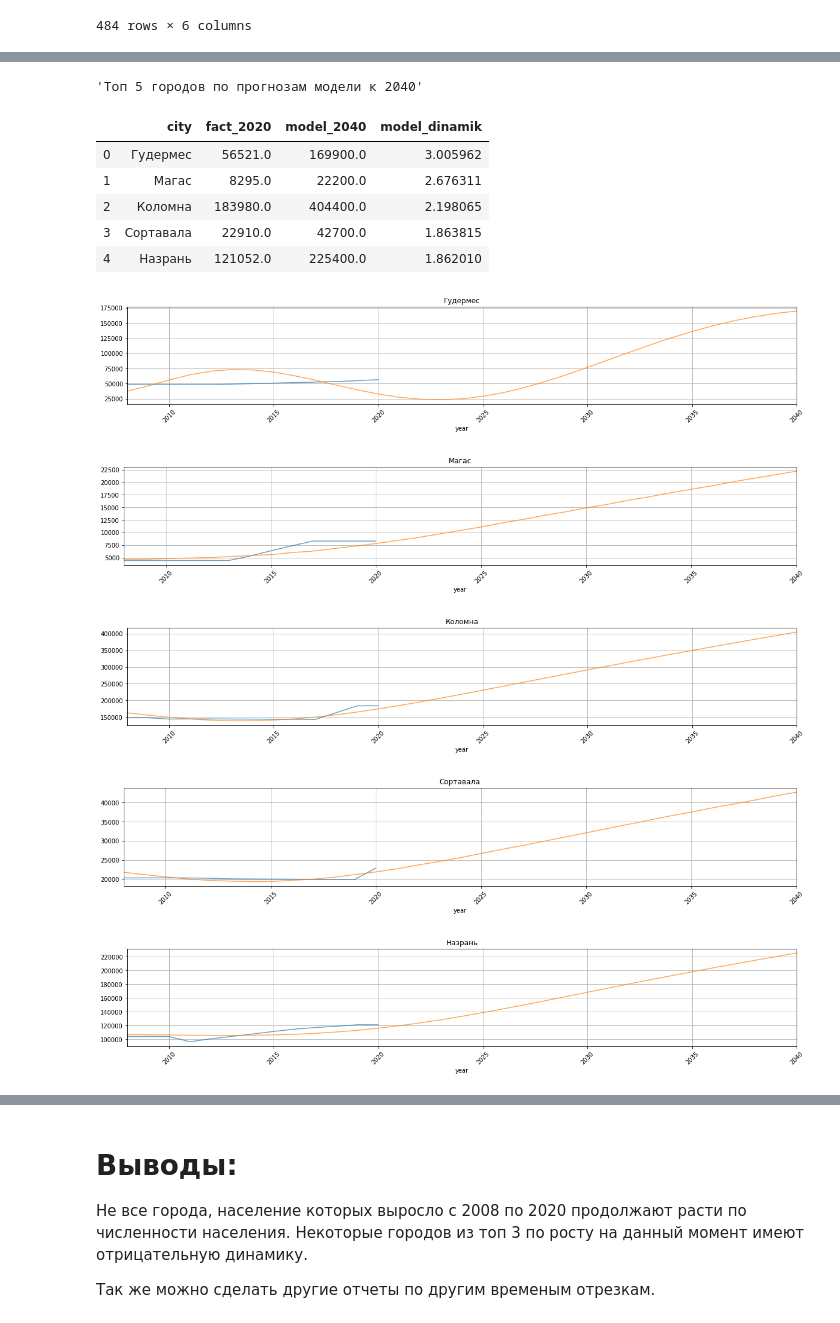
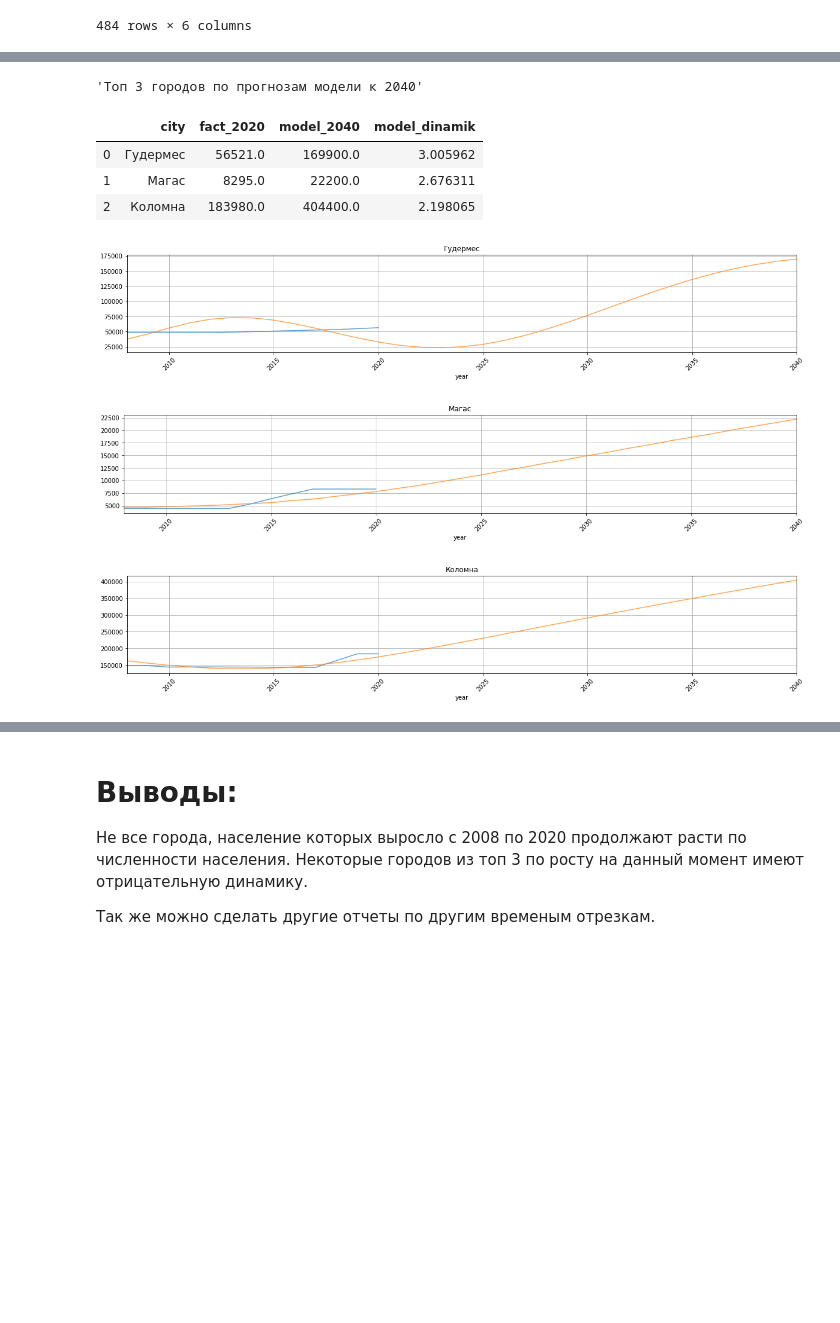
Before and after one commit to VitalikOk/tests_works, a Jupyter notebook: DD/citys.ipynb, the cells around one changed output, grey strips where cells are left out. Saved outputs shown, nothing was run; the diff lists cells and outputs as text; code cells hidden in the pictures; blank space fills up the shorter version.

```diff
--- a/DD/citys.ipynb
+++ b/DD/citys.ipynb
@@ -40,6 +40,8 @@ data = [
     ['min','Нижняя граница'],
     ['max','Верхняя граница'],
 ]
+
+TOP = 3
 
 columns_names = pd.DataFrame(columns=columns, data=data)
 
@@ -158,19 +152,15 @@ show_graph(citys, bottom_10_citys_fact)
 # %%
-display('Топ 5 городов по прогнозам модели к 2040')
-top_10_citys_model = citys_08_20_40.sort_values(by='model_dinamik', ascending=False).head(5)
+display(f'Топ {TOP} городов по прогнозам модели к 2040')
+top_10_citys_model = citys_08_20_40.sort_values(by='model_dinamik', ascending=False).head(TOP)
 display(top_10_citys_model[['city','fact_2020','model_2040','model_dinamik']].reset_index(drop=True))
 show_graph(citys, top_10_citys_model)
 # %% [output]
-'Топ 5 городов по прогнозам модели к 2040'
+'Топ 3 городов по прогнозам модели к 2040'
 |  | city | fact_2020 | model_2040 | model_dinamik |
 | 0 | Гудермес | 56521.0 | 169900.0 | 3.005962 |
 | 1 | Магас | 8295.0 | 22200.0 | 2.676311 |
 | 2 | Коломна | 183980.0 | 404400.0 | 2.198065 |
-| 3 | Сортавала | 22910.0 | 42700.0 | 1.863815 |
-| 4 | Назрань | 121052.0 | 225400.0 | 1.862010 |
 [figure]
 [figure]
 [figure]
-[figure, removed]
-[figure, removed]
 # %%
```
Also changed, not shown: parts of 4 cells of this notebook.
